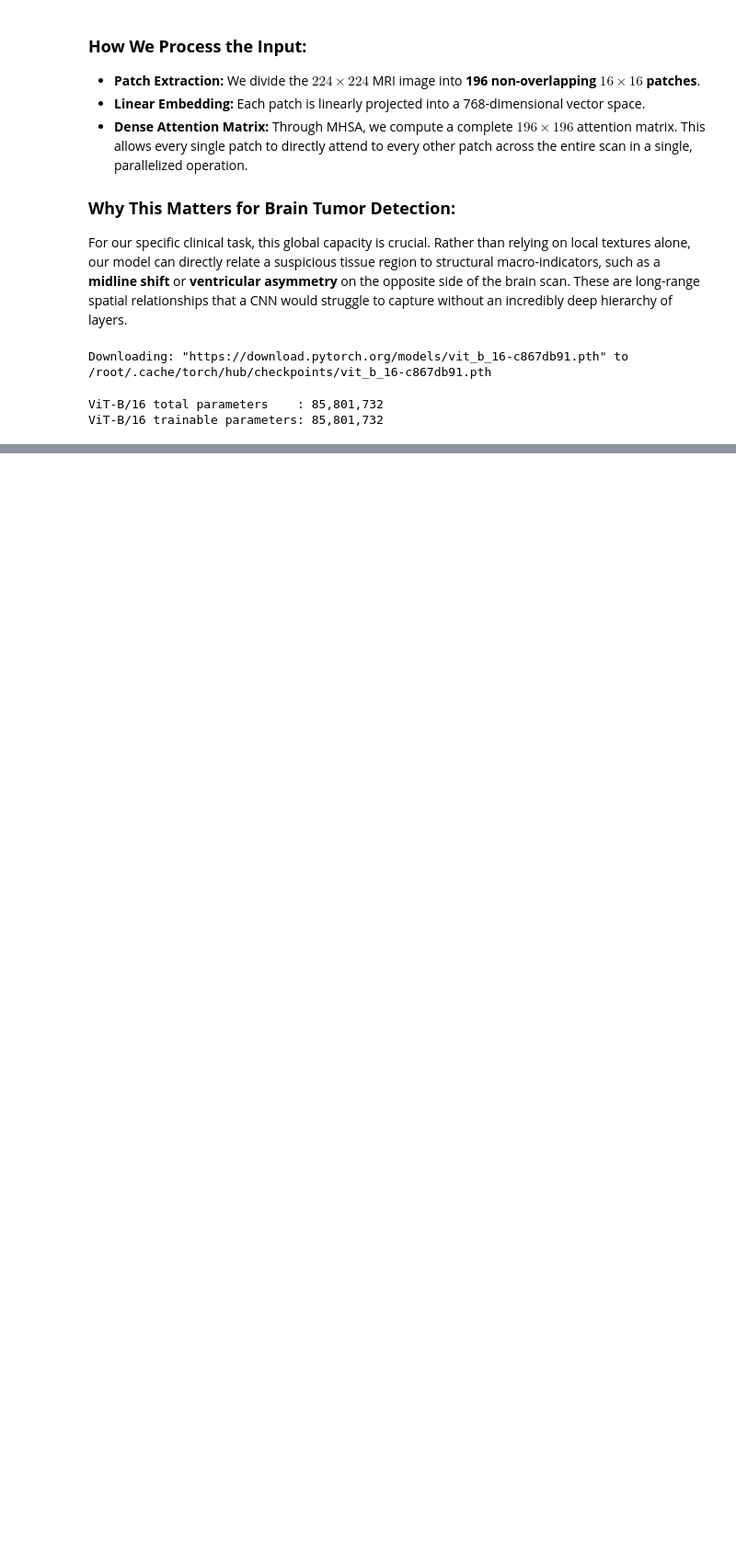
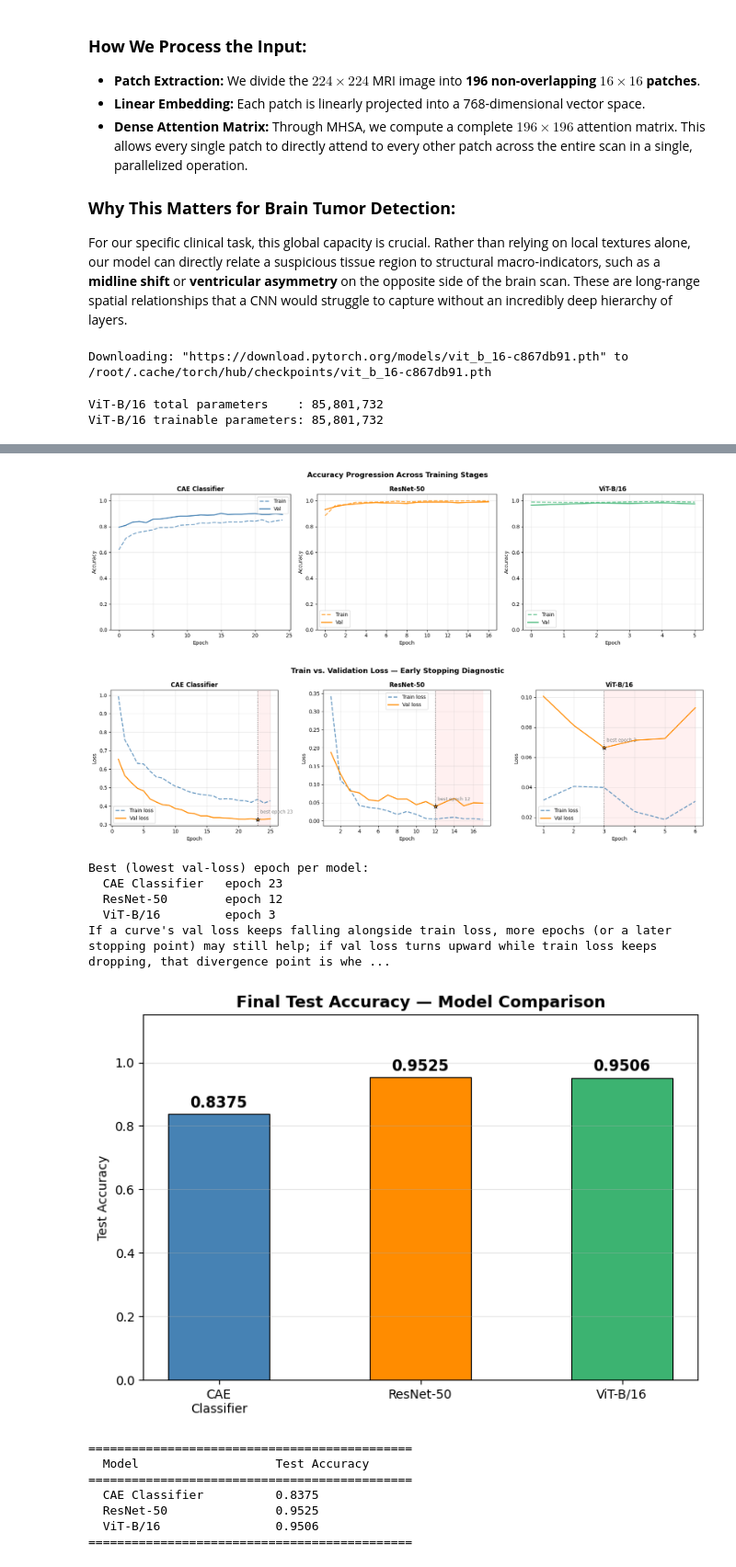
Before and after one commit to RiccardoPerin/MRI_Tumor_Classification, a Jupyter notebook: main_project.ipynb, the cells around one changed output, grey strips where cells are left out. Shown at 92% size. Saved outputs shown, nothing was run; the diff lists cells and outputs as text; code cells hidden in the pictures; blank space fills up the shorter version.

```diff
--- a/main_project.ipynb
+++ b/main_project.ipynb
@@ -1675,7 +1847,7 @@ report_and_plot('ViT-B/16',         vit_preds,    vit_labels,    CLASS_NAMES)
 
 COLORS = ['steelblue', 'darkorange', 'mediumseagreen']
 MODEL_LABELS = [
-    ('CAE Classifier', cae_train_accs,    cae_val_accs,    COLORS[0]),
+    ('CAE Classifier', mlp_train_accs,    mlp_val_accs,    COLORS[0]),
     ('ResNet-50',       rn_train_accs,     rn_val_accs,     COLORS[1]),
     ('ViT-B/16',        vit_train_accs,    vit_val_accs,    COLORS[2]),
 ]
@@ -1698,7 +1870,7 @@ plt.show()
 
 # ── (B) Train vs. Val loss curves per model — early-stopping check ───────────
 LOSS_LABELS = [
-    ('CAE Classifier', cae_train_losses, cae_val_losses, cae_best_epoch),
+    ('CAE Classifier', mlp_train_losses, mlp_val_losses, mlp_best_epoch),
     ('ResNet-50',       rn_train_losses,  rn_val_losses,  rn_best_epoch),
     ('ViT-B/16',        vit_train_losses, vit_val_losses, vit_best_epoch),
 ]
@@ -1723,30 +1895,46 @@ test_accs = [
     accuracy_score(cae_labels,    cae_preds),
     accuracy_score(resnet_labels, resnet_preds),
     accuracy_score(vit_labels,    vit_preds),
 ]
 bar_labels = ['CAE\nClassifier', 'ResNet-50', 'ViT-B/16']
 
 fig2, ax2 = plt.subplots(figsize=(7, 5))
 bars = ax2.bar(bar_labels, test_accs, color=COLORS,
                width=0.5, edgecolor='black', linewidth=0.8)
 for bar, acc in zip(bars, test_accs):
     ax2.text(
         bar.get_x() + bar.get_width() / 2,
         bar.get_height() + 0.01,
         f'{acc:.4f}',
         ha='center', va='bottom', fontsize=12, fontweight='bold',
     )
 ax2.set_title('Final Test Accuracy — Model Comparison', fontsize=13, fontweight='bold')
 ax2.set_ylabel('Test Accuracy')
 ax2.set_ylim(0, 1.15)
 ax2.grid(axis='y', alpha=0.3)
 plt.tight_layout()
 plt.show()
 
 # ── Summary table ─────────────────────────────────────────────────────────────
 print('\n' + '=' * 45)
 print(f'  {"Model":<22}  Test Accuracy')
 print('=' * 45)
 for name, acc in zip(['CAE Classifier', 'ResNet-50', 'ViT-B/16'], test_accs):
     print(f'  {name:<22}  {acc:.4f}')
 print('=' * 45)
+# %% [output]
+[figure, added]
+[figure, added]
+Best (lowest val-loss) epoch per model:
+  CAE Classifier   epoch 23
+  ResNet-50        epoch 12
+  ViT-B/16         epoch 3
+If a curve's val loss keeps falling alongside train loss, more epochs (or a later stopping point) may still help; if val loss turns upward while train loss keeps dropping, that divergence point is whe ...
+[figure, added]
+=============================================
+  Model                   Test Accuracy
+=============================================
+  CAE Classifier          0.8375
+  ResNet-50               0.9525
+  ViT-B/16                0.9506
+=============================================
```
Also changed, not shown: parts of 16 cells of this notebook.
